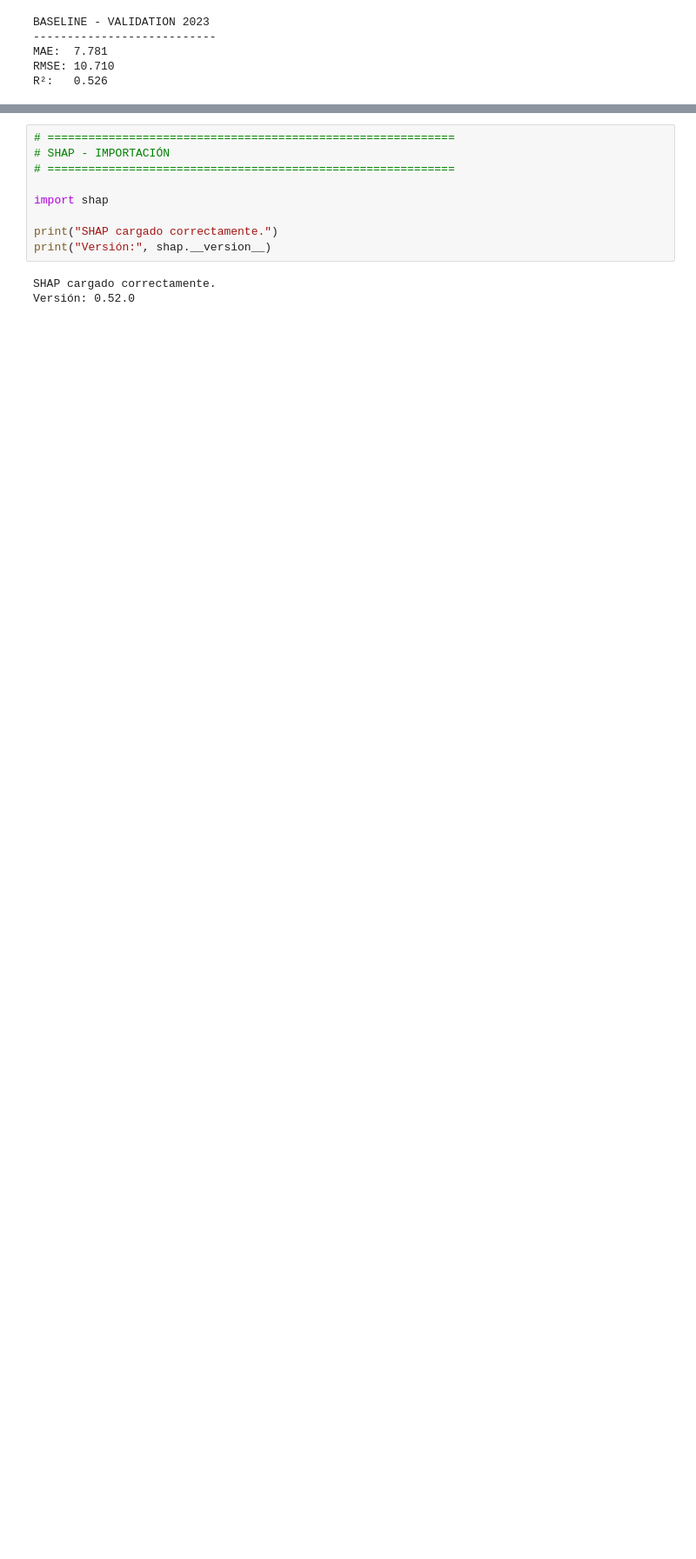
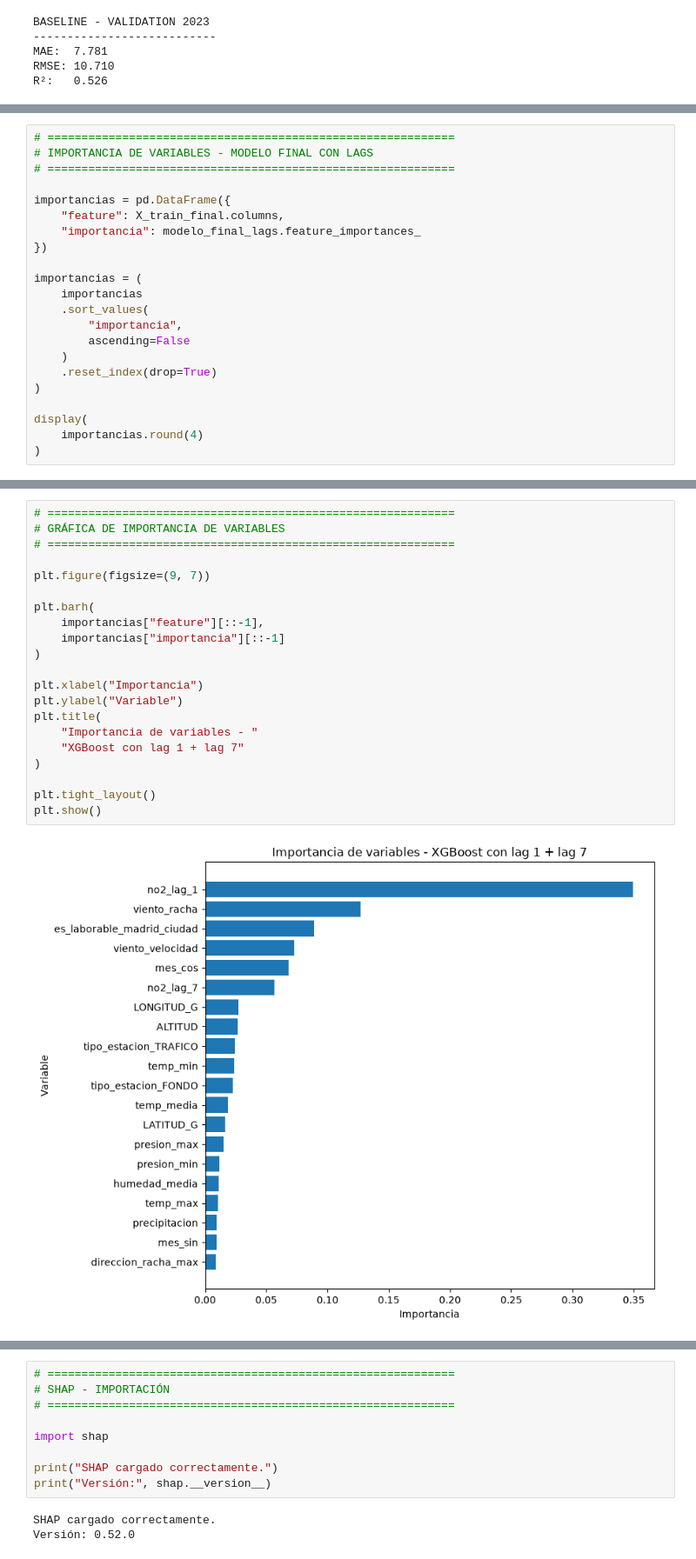
Before and after one commit to d-sba/TFM, a Jupyter notebook: src/models/xgboost/NO2/02_modelado_xgboost.ipynb, the cells around one changed output, grey strips where cells are left out. Shown at 87% size. Cells and saved outputs as stored; diff of their text form; blank space fills up the shorter version.

```diff
--- a/src/models/xgboost/NO2/02_modelado_xgboost.ipynb
+++ b/src/models/xgboost/NO2/02_modelado_xgboost.ipynb
@@ -1489,0 +1121,22 @@ En conjunto, la comparación temporal muestra que el modelo no solo obtiene buen
+# %%
+# ============================================================
+# IMPORTANCIA DE VARIABLES - MODELO FINAL CON LAGS
+# ============================================================
+
+importancias = pd.DataFrame({
+    "feature": X_train_final.columns,
+    "importancia": modelo_final_lags.feature_importances_
+})
+
+importancias = (
+    importancias
+    .sort_values(
+        "importancia",
+        ascending=False
+    )
+    .reset_index(drop=True)
+)
+
+display(
+    importancias.round(4)
+)
@@ -1489,0 +1161,23 @@ En conjunto, la comparación temporal muestra que el modelo no solo obtiene buen
+# %%
+# ============================================================
+# GRÁFICA DE IMPORTANCIA DE VARIABLES
+# ============================================================
+
+plt.figure(figsize=(9, 7))
+
+plt.barh(
+    importancias["feature"][::-1],
+    importancias["importancia"][::-1]
+)
+
+plt.xlabel("Importancia")
+plt.ylabel("Variable")
+plt.title(
+    "Importancia de variables - "
+    "XGBoost con lag 1 + lag 7"
+)
+
+plt.tight_layout()
+plt.show()
+# %% [output]
+[figure, added]
```
Also changed, not shown: parts of 95 cells of this notebook, 3 other files.
